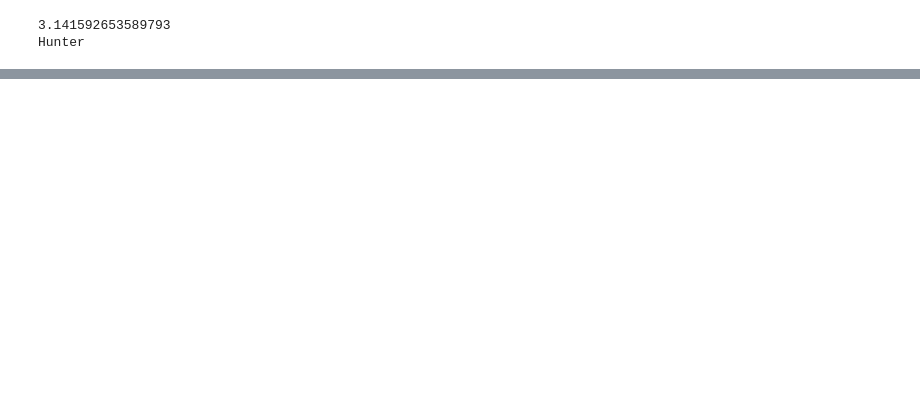
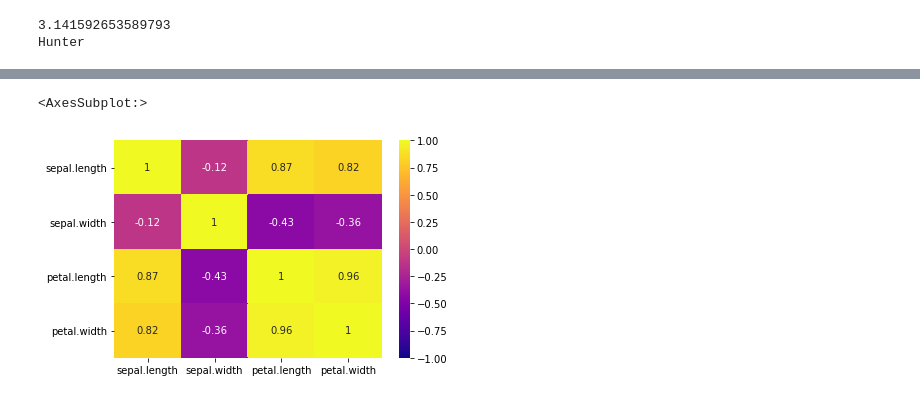
Before and after one commit to hgann/pandas-practice, a Jupyter notebook: practice_day1.ipynb, the cells around one changed output, grey strips where cells are left out. Saved outputs shown, nothing was run; the diff lists cells and outputs as text; code cells hidden in the pictures; blank space fills up the shorter version.

```diff
--- a/practice_day1.ipynb
+++ b/practice_day1.ipynb
@@ -41,0 +129,2 @@ Namespaces are one honking great idea -- let's do more of those!
+# %%
+dataset.drop_duplicates(inplace=True)
@@ -41,0 +221,8 @@ Namespaces are one honking great idea -- let's do more of those!
+# %%
+dataset.corr()
+corrmatrix=dataset.corr()
+# %%
+sns.heatmap(corrmatrix, annot=True, vmin=-1, vmax=1, cmap="plasma")
+# %% [output]
+<AxesSubplot:>
+[figure, added]
```
Also changed, not shown: parts of 28 cells of this notebook, 2 other files.
